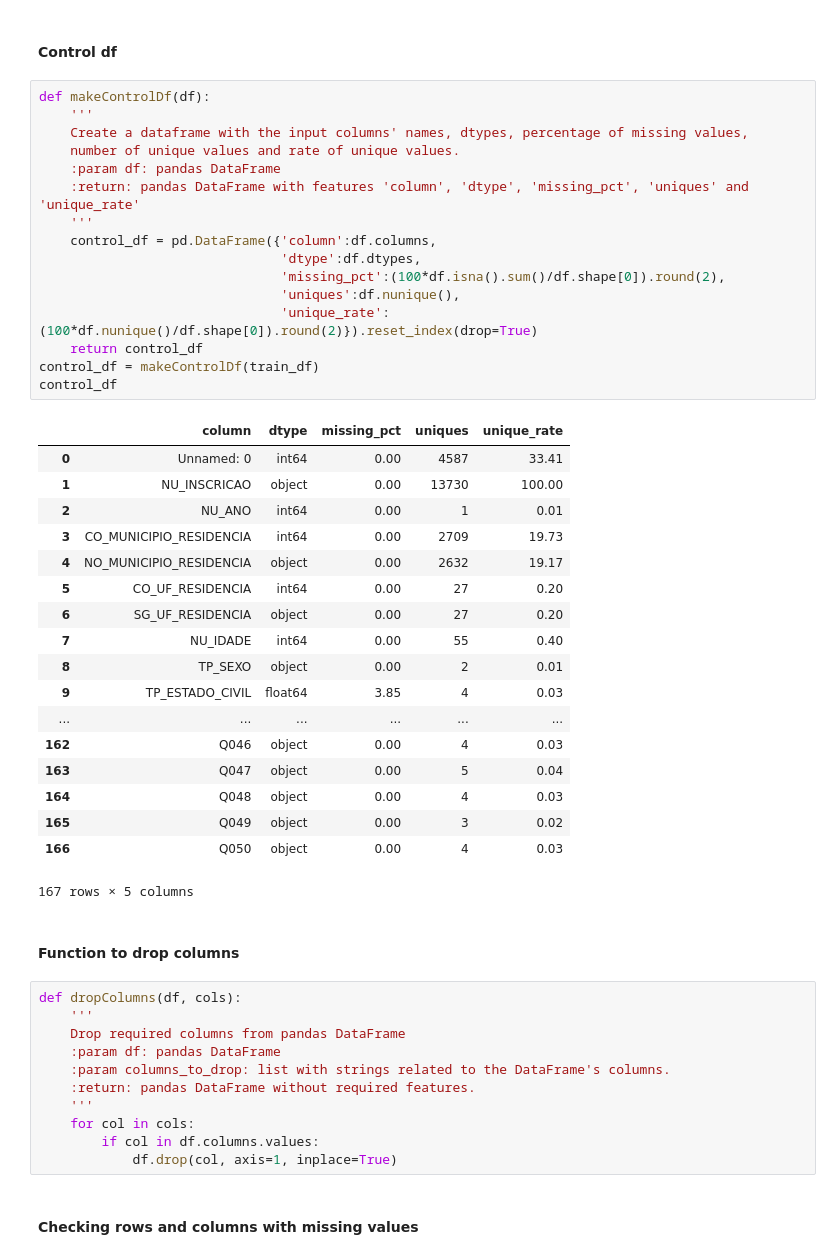
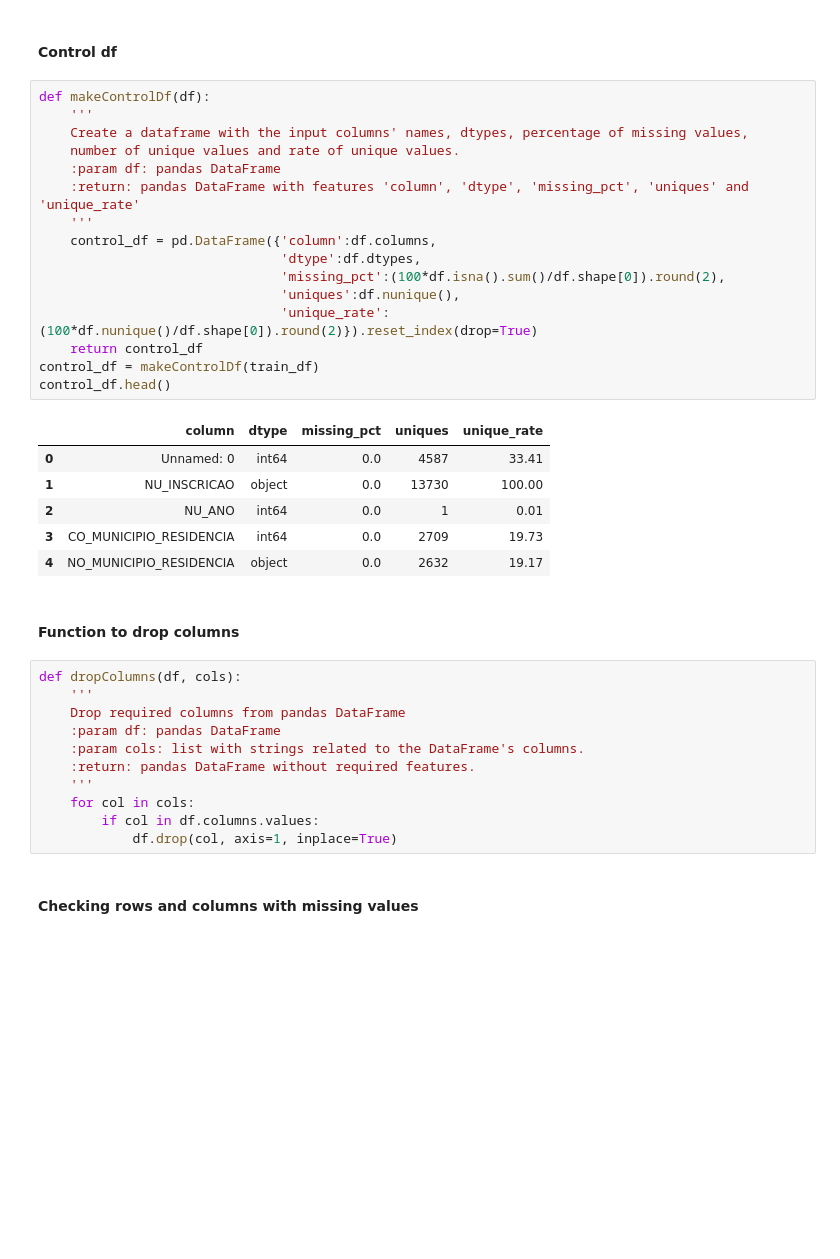
Before and after one commit to Key0412/ENEM-2016-ML-EXERCISES, a Jupyter notebook: ENEM_2016_classification.ipynb, the cells around one changed output. Cells and saved outputs as stored; diff of their text form; blank space fills up the shorter version.

```diff
--- a/ENEM_2016_classification.ipynb
+++ b/ENEM_2016_classification.ipynb
@@ -72,38 +72,26 @@ train_df.describe()
 # %%
 def makeControlDf(df):
     '''
     Create a dataframe with the input columns' names, dtypes, percentage of missing values,
     number of unique values and rate of unique values.
     :param df: pandas DataFrame
     :return: pandas DataFrame with features 'column', 'dtype', 'missing_pct', 'uniques' and 'unique_rate'
     '''
     control_df = pd.DataFrame({'column':df.columns,
                                'dtype':df.dtypes,
                                'missing_pct':(100*df.isna().sum()/df.shape[0]).round(2),
                                'uniques':df.nunique(),
                                'unique_rate':(100*df.nunique()/df.shape[0]).round(2)}).reset_index(drop=True)
     return control_df
 control_df = makeControlDf(train_df)
-control_df
+control_df.head()
 # %% [output]
 |  | column | dtype | missing_pct | uniques | unique_rate |
-| 0 | Unnamed: 0 | int64 | 0.00 | 4587 | 33.41 |
-| 1 | NU_INSCRICAO | object | 0.00 | 13730 | 100.00 |
-| 2 | NU_ANO | int64 | 0.00 | 1 | 0.01 |
-| 3 | CO_MUNICIPIO_RESIDENCIA | int64 | 0.00 | 2709 | 19.73 |
-| 4 | NO_MUNICIPIO_RESIDENCIA | object | 0.00 | 2632 | 19.17 |
-| 5 | CO_UF_RESIDENCIA | int64 | 0.00 | 27 | 0.20 |
-| 6 | SG_UF_RESIDENCIA | object | 0.00 | 27 | 0.20 |
-| 7 | NU_IDADE | int64 | 0.00 | 55 | 0.40 |
-| 8 | TP_SEXO | object | 0.00 | 2 | 0.01 |
-| 9 | TP_ESTADO_CIVIL | float64 | 3.85 | 4 | 0.03 |
-| ... | ... | ... | ... | ... | ... |
-| 162 | Q046 | object | 0.00 | 4 | 0.03 |
-| 163 | Q047 | object | 0.00 | 5 | 0.04 |
-| 164 | Q048 | object | 0.00 | 4 | 0.03 |
-| 165 | Q049 | object | 0.00 | 3 | 0.02 |
-| 166 | Q050 | object | 0.00 | 4 | 0.03 |
+| 0 | Unnamed: 0 | int64 | 0.0 | 4587 | 33.41 |
+| 1 | NU_INSCRICAO | object | 0.0 | 13730 | 100.00 |
+| 2 | NU_ANO | int64 | 0.0 | 1 | 0.01 |
+| 3 | CO_MUNICIPIO_RESIDENCIA | int64 | 0.0 | 2709 | 19.73 |
+| 4 | NO_MUNICIPIO_RESIDENCIA | object | 0.0 | 2632 | 19.17 |
-167 rows × 5 columns
 # %% [markdown]
 #### Function to drop columns
 # %%
@@ -111,7 +99,7 @@ def dropColumns(df, cols):
     '''
     Drop required columns from pandas DataFrame
     :param df: pandas DataFrame
-    :param columns_to_drop: list with strings related to the DataFrame's columns.
+    :param cols: list with strings related to the DataFrame's columns.
     :return: pandas DataFrame without required features.
     '''
     for col in cols:
```
Also changed, not shown: parts of 31 cells of this notebook, 2 other files.
